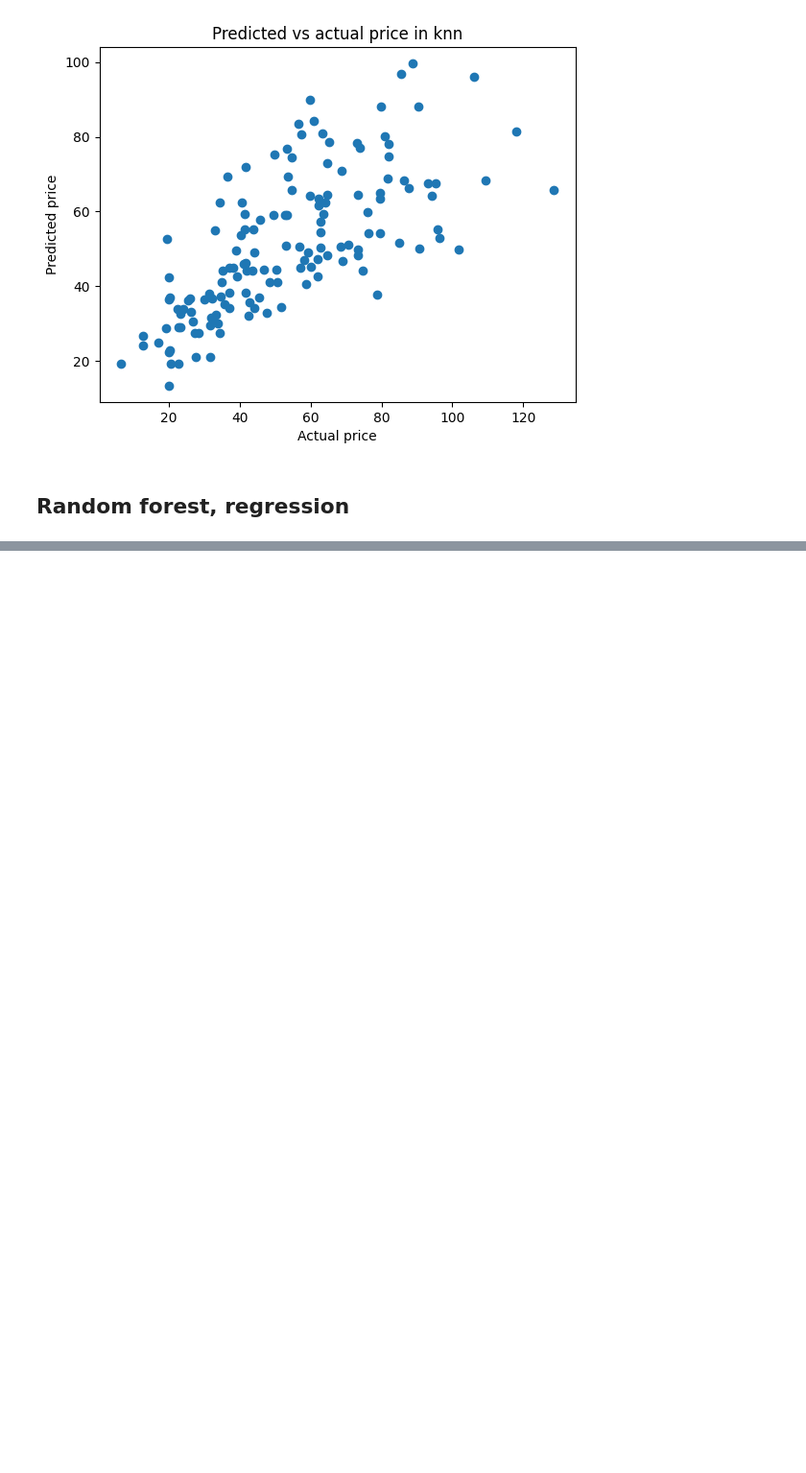
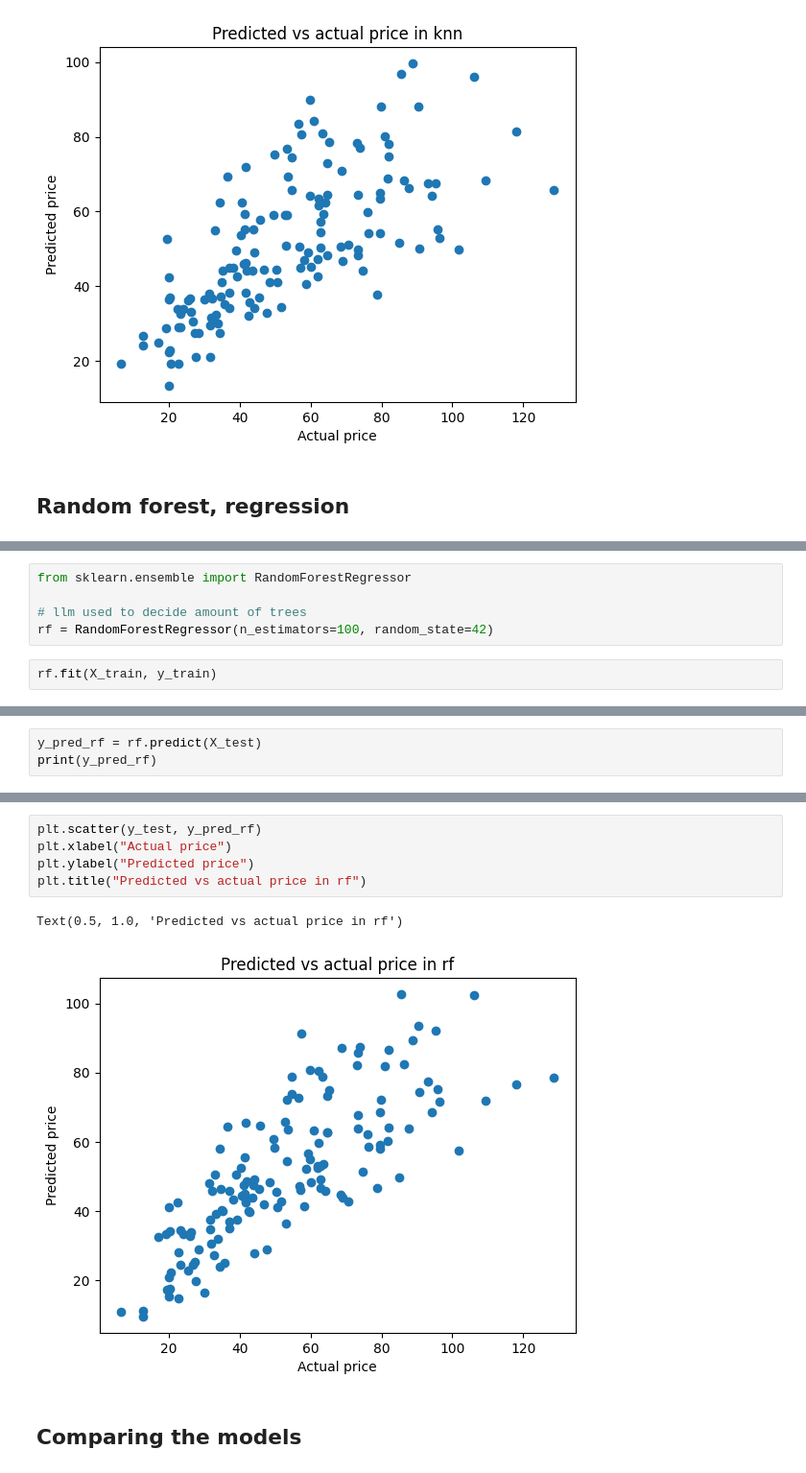
Before and after one commit to linuslarsson03/taxi-prediction-fullstack-linus, a Jupyter notebook: taxipred/src/taxipred/model_development/testing_models.ipynb, the cells around one changed output, grey strips where cells are left out. Shown at 96% size. Drawn from its saved outputs; the diff is of its cells as text; blank space fills up the shorter version.

```diff
--- a/taxipred/src/taxipred/model_development/testing_models.ipynb
+++ b/taxipred/src/taxipred/model_development/testing_models.ipynb
@@ -195,0 +196,7 @@ from sklearne
+# %%
+from sklearn.ensemble import RandomForestRegressor
+
+# llm used to decide amount of trees
+rf = RandomForestRegressor(n_estimators=100, random_state=42)
+# %%
+rf.fit(X_train, y_train)
@@ -195,0 +205,3 @@ from sklearne
+# %%
+y_pred_rf = rf.predict(X_test)
+print(y_pred_rf)
@@ -195,0 +234,10 @@ from sklearne
+# %%
+plt.scatter(y_test, y_pred_rf)
+plt.xlabel("Actual price")
+plt.ylabel("Predicted price")
+plt.title("Predicted vs actual price in rf")
+# %% [output]
+Text(0.5, 1.0, 'Predicted vs actual price in rf')
+[figure, added]
+# %% [markdown]
+## Comparing the models
```
Also changed, not shown: parts of 15 cells of this notebook, 4 other files.
